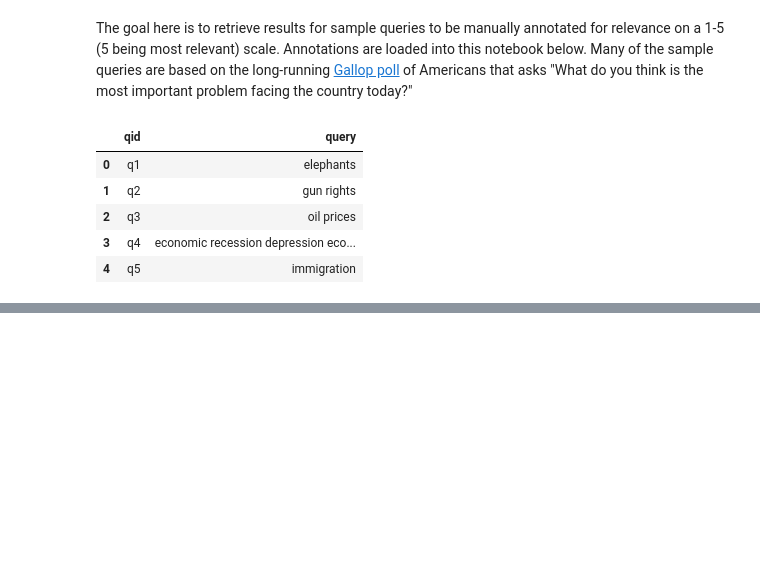
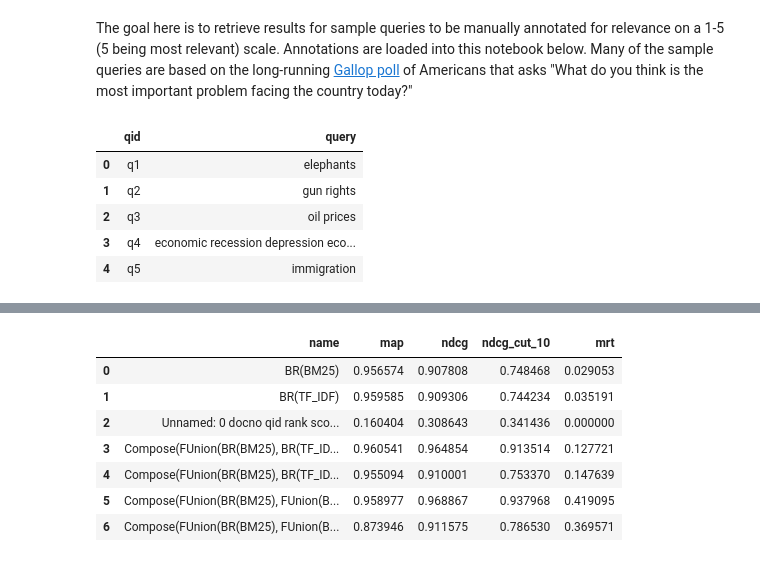
Before and after one commit to hhuntz/congressional_search, a Jupyter notebook: search.ipynb, the cells around one changed output, grey strips where cells are left out. Saved outputs shown, nothing was run; the diff lists cells and outputs as text; code cells hidden in the pictures; blank space fills up the shorter version.

Commit message:
add to search; added congress_results.csv

```diff
--- a/search.ipynb
+++ b/search.ipynb
@@ -118,0 +253,14 @@ TypeError: Expected relevance to be integer.
+# %%
+tfidf_title = pt.BatchRetrieve(title_index, wmodel = 'TF_IDF')
+bm25_title = pt.BatchRetrieve(title_index, wmodel = 'BM25')
+tfidf_summary = pt.BatchRetrieve(summary_index, wmodel = 'TF_IDF')
+bm25_summary = pt.BatchRetrieve(summary_index, wmodel = 'BM25')
+# %%
+multiindex_features = bm25 ** tfidf ** tfidf_title ** bm25_title ** tfidf_summary ** bm25_summary
+# %%
+# set up multi-index random forest
+rf = RandomForestRegressor(n_estimators = 400, random_state = 42, n_jobs = 2)
+
+rf_multiindex_pipe = multiindex_features >> pt.ltr.apply_learned_model(rf)
+
+%time rf_multiindex_pipe.fit(train_topics, labels)
@@ -118,0 +270,12 @@ TypeError: Expected relevance to be integer.
+# %%
+# set up multi-index fastrank
+train_request = fastrank.TrainRequest.coordinate_ascent()
+
+params = train_request.params
+params.init_random = True
+params.normalize = True
+params.seed = 1234567
+
+ca_multiindex_pipe = multiindex_features >> pt.ltr.apply_learned_model(train_request, form='fastrank')
+
+%time ca_multiindex_pipe.fit(train_topics, labels)
@@ -118,0 +300,15 @@ TypeError: Expected relevance to be integer.
+# %%
+pt.Experiment(
+    [bm25, tfidf, gov_results, rf_pipe, ca_pipe, rf_multiindex_pipe, ca_multiindex_pipe],
+    topics,
+    labels,
+    eval_metrics=["map", "ndcg", "ndcg_cut_10", "mrt"])
+# %% [output]
+|  | name | map | ndcg | ndcg_cut_10 | mrt |
+| 0 | BR(BM25) | 0.956574 | 0.907808 | 0.748468 | 0.029053 |
+| 1 | BR(TF_IDF) | 0.959585 | 0.909306 | 0.744234 | 0.035191 |
+| 2 | Unnamed: 0 docno qid rank sco... | 0.160404 | 0.308643 | 0.341436 | 0.000000 |
+| 3 | Compose(FUnion(BR(BM25), BR(TF_ID... | 0.960541 | 0.964854 | 0.913514 | 0.127721 |
+| 4 | Compose(FUnion(BR(BM25), BR(TF_ID... | 0.955094 | 0.910001 | 0.753370 | 0.147639 |
+| 5 | Compose(FUnion(BR(BM25), FUnion(B... | 0.958977 | 0.968867 | 0.937968 | 0.419095 |
+| 6 | Compose(FUnion(BR(BM25), FUnion(B... | 0.873946 | 0.911575 | 0.786530 | 0.369571 |
```
Also changed, not shown: parts of 26 cells of this notebook, 1 other file.
